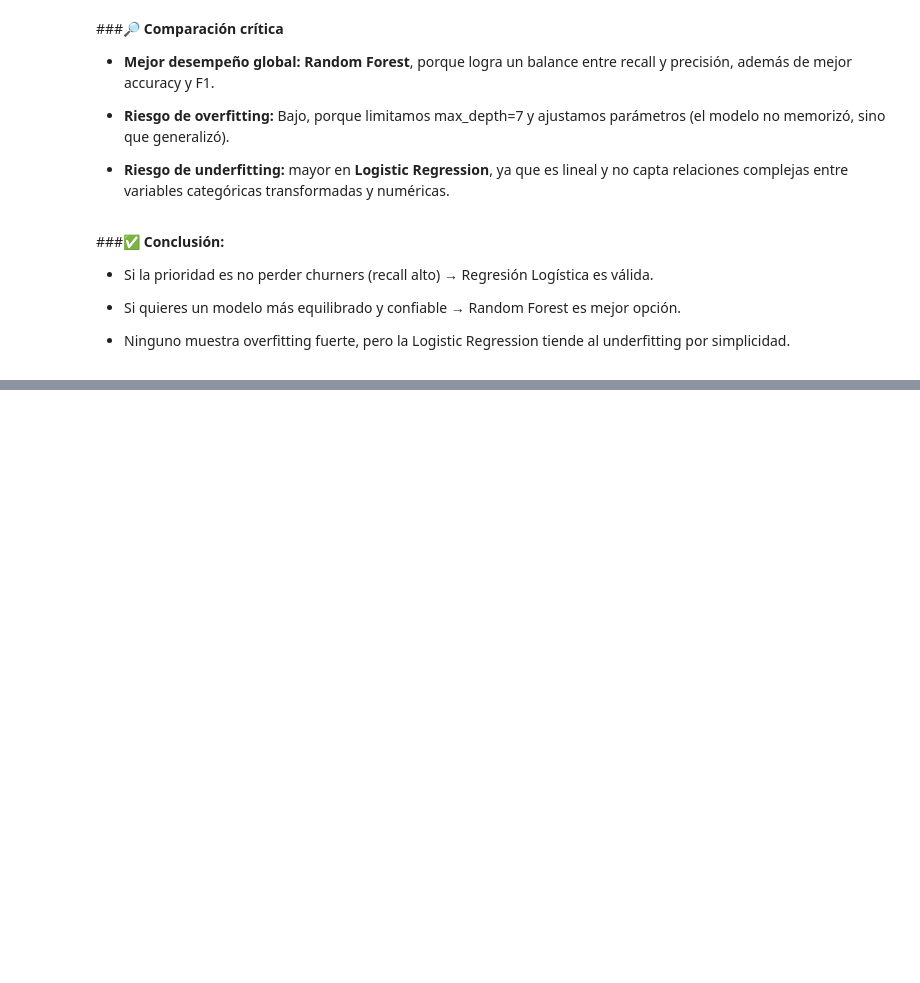
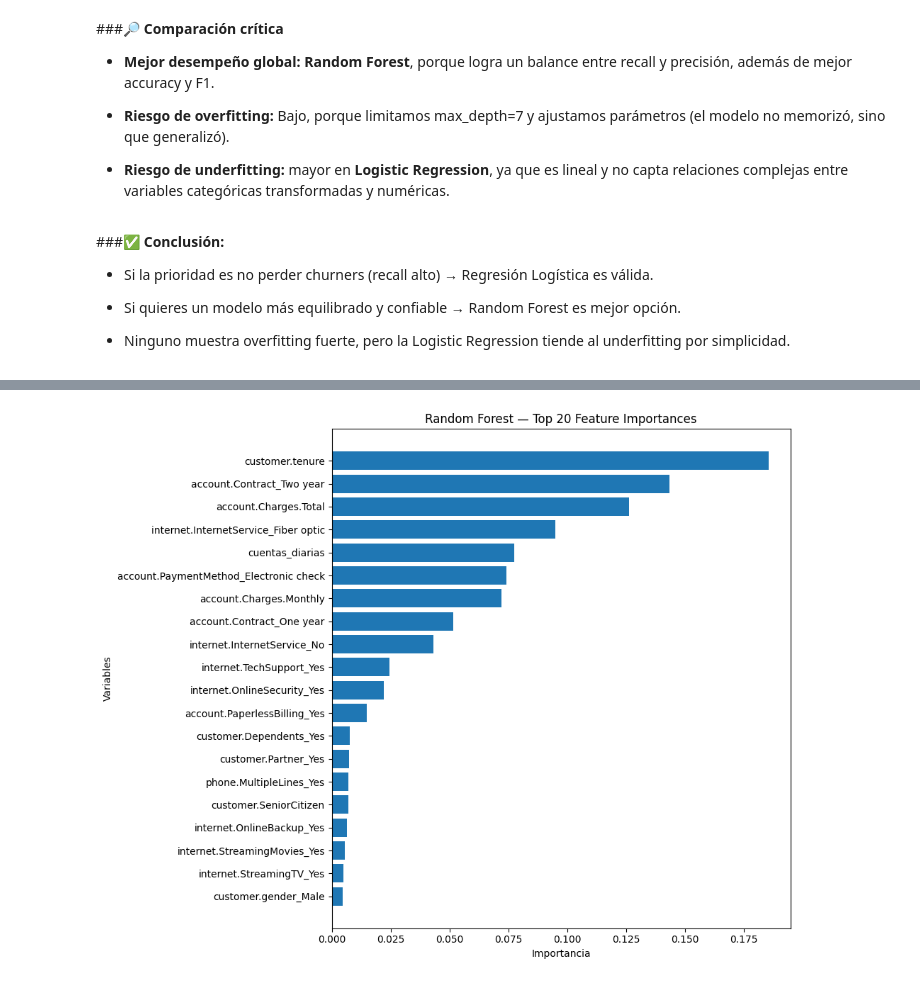
Before and after one commit to Diana13Delgado/Challenge-TelecomX-parte-2, a Jupyter notebook: Challenge_TelecomX_parte_2.ipynb, the cells around one changed output, grey strips where cells are left out. Drawn from its saved outputs; the diff is of its cells as text; code cells hidden in the pictures; blank space fills up the shorter version.

```diff
--- a/Challenge_TelecomX_parte_2.ipynb
+++ b/Challenge_TelecomX_parte_2.ipynb
@@ -581,0 +706,19 @@ weighted avg       0.80      0.76      0.77      1409
+# %%
+# ======================================================
+# 2) Random Forest: top 20 importancias
+#    Requisitos previos: rf entrenado directamente con X_train / X_test
+# ======================================================
+
+rf_importances = pd.Series(rf.feature_importances_, index=X_train.columns)
+top_rf = rf_importances.sort_values(ascending=False).head(20)
+
+# --- Plot RF: Top 20 feature importances ---
+plt.figure(figsize=(10,8))
+plt.barh(top_rf.index[::-1], top_rf.values[::-1])
+plt.title("Random Forest — Top 20 Feature Importances")
+plt.xlabel("Importancia")
+plt.ylabel("Variables")
+plt.tight_layout()
+plt.show()
+# %% [output]
+[figure, added]
```
Also changed, not shown: parts of 11 cells of this notebook.
